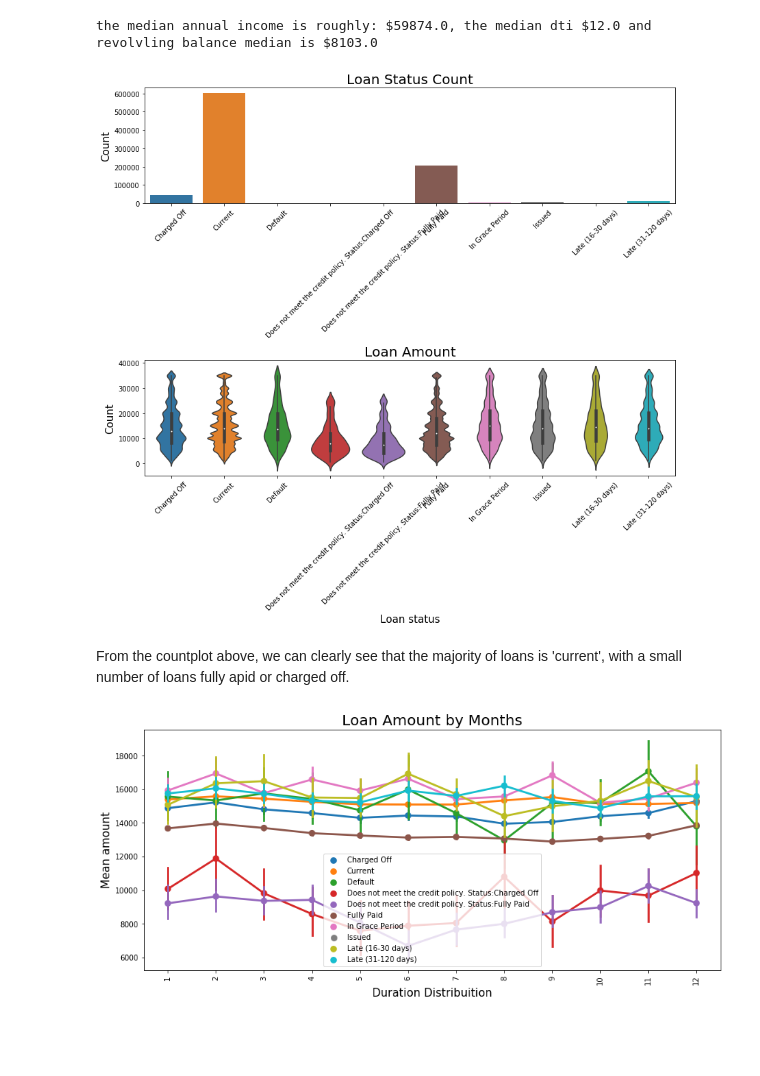
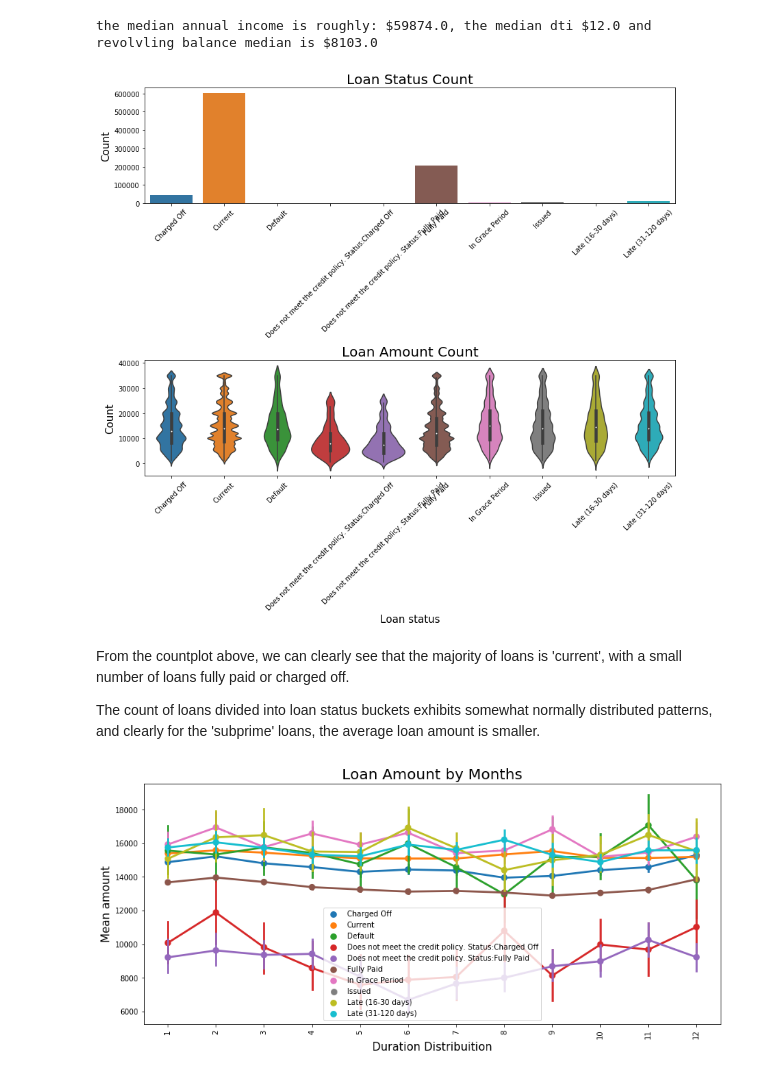
Before and after one commit to filip-michalsky/Algorithms_and_Data_Structures, a Jupyter notebook: BX_challenge_michalsky/michalsky_lending_club_eda_business_analysis.ipynb, the cells around one changed output. Cells and saved outputs as stored; diff of their text form; code cells hidden in the pictures; blank space fills up the shorter version.

```diff
--- a/BX_challenge_michalsky/michalsky_lending_club_eda_business_analysis.ipynb
+++ b/BX_challenge_michalsky/michalsky_lending_club_eda_business_analysis.ipynb
@@ -222,27 +222,30 @@ the median annual income is roughly: $59874.0, the median dti $12.0 and revolvli
 # %%
 plt.figure(figsize = (12,14))
 
 plt.subplot(311)
 g = sns.countplot(x="loan_status", data=df_loan)
 g.set_xticklabels(g.get_xticklabels(),rotation=45)
 g.set_xlabel("", fontsize=12)
 g.set_ylabel("Count", fontsize=15)
 g.set_title("Loan Status Count", fontsize=20)
 
 plt.subplot(312)
 g2 = sns.violinplot(x="loan_status", y="loan_amnt", data=df_loan)
 g2.set_xticklabels(g2.get_xticklabels(),rotation=45)
 g2.set_xlabel("Loan status", fontsize=15)
 g2.set_ylabel("Count", fontsize=15)
-g2.set_title("Loan Amount", fontsize=20)
+g2.set_title("Loan Amount Count", fontsize=20)
 
 plt.subplots_adjust(wspace = 0.2, hspace = 0.7,top = 0.9)
 plt.tight_layout()
 plt.show()
 # %% [output]
-[figure, old version]
+[figure, new version]
 # %% [markdown]
-From the countplot above, we can clearly see that the majority of loans is 'current', with a small number of loans fully apid or charged off.
+From the countplot above, we can clearly see that the majority of loans is 'current', with a small number of loans
+fully paid or charged off.
+
+The count of loans divided into loan status buckets exhibits somewhat normally distributed patterns, and clearly for the 'subprime' loans, the average loan amount is smaller.
 # %%
 months_order = ["Jan", "Feb", "Mar", "Apr","May","Jun","Jul","Aug","Sep","Oct","Nov","Dec"]
 df_loan['issue_month'] = df_loan.issue_d.dt.month
```
Also changed, not shown: parts of 36 cells of this notebook, 1 other file.
